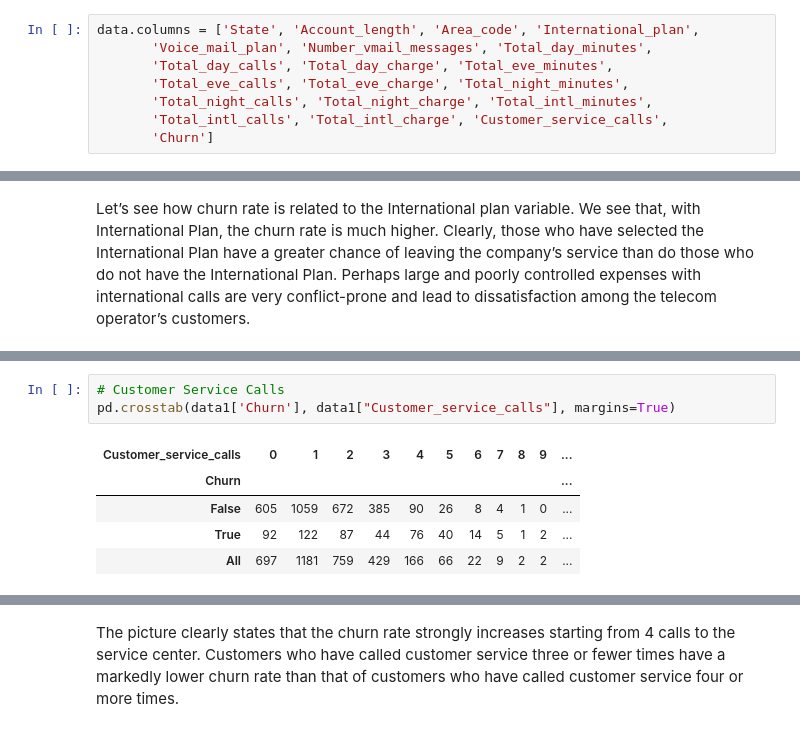
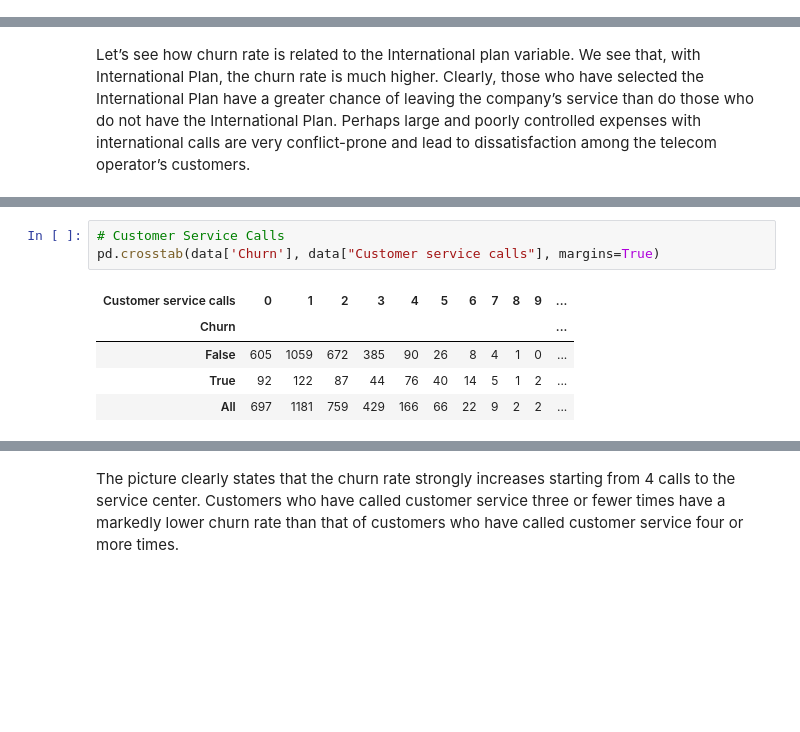
Before and after one commit to Aakash0505/CAPSTONE_1, a Jupyter notebook: Telecom_Churn_Analysis_Capstone_Project_AAKASH_AGRAWAL.ipynb, the cells around one changed output, grey strips where cells are left out. Drawn from its saved outputs; the diff is of its cells as text; blank space fills up the shorter version.

```diff
--- a/Telecom_Churn_Analysis_Capstone_Project_AAKASH_AGRAWAL.ipynb
+++ b/Telecom_Churn_Analysis_Capstone_Project_AAKASH_AGRAWAL.ipynb
@@ -126,8 +169,0 @@ because In data cleaning part spaces will show error
-# %%
-data.columns = ['State', 'Account_length', 'Area_code', 'International_plan',
-       'Voice_mail_plan', 'Number_vmail_messages', 'Total_day_minutes',
-       'Total_day_calls', 'Total_day_charge', 'Total_eve_minutes',
-       'Total_eve_calls', 'Total_eve_charge', 'Total_night_minutes',
-       'Total_night_calls', 'Total_night_charge', 'Total_intl_minutes',
-       'Total_intl_calls', 'Total_intl_charge', 'Customer_service_calls',
-       'Churn']
@@ -309,9 +344,9 @@ sns.countplot(x="International_plan", hue='Churn', data=data1);
 [figure]
 # %%
 # Customer Service Calls
-pd.crosstab(data1['Churn'], data1["Customer_service_calls"], margins=True)
+pd.crosstab(data['Churn'], data["Customer service calls"], margins=True)
 # %% [output]
-| Customer_service_calls | 0 | 1 | 2 | 3 | 4 | 5 | 6 | 7 | 8 | 9 | ... |
+| Customer service calls | 0 | 1 | 2 | 3 | 4 | 5 | 6 | 7 | 8 | 9 | ... |
 | Churn |  |  |  |  |  |  |  |  |  |  | ... |
 | False | 605 | 1059 | 672 | 385 | 90 | 26 | 8 | 4 | 1 | 0 | ... |
 | True | 92 | 122 | 87 | 44 | 76 | 40 | 14 | 5 | 1 | 2 | ... |
```
Also changed, not shown: parts of 56 cells of this notebook.
